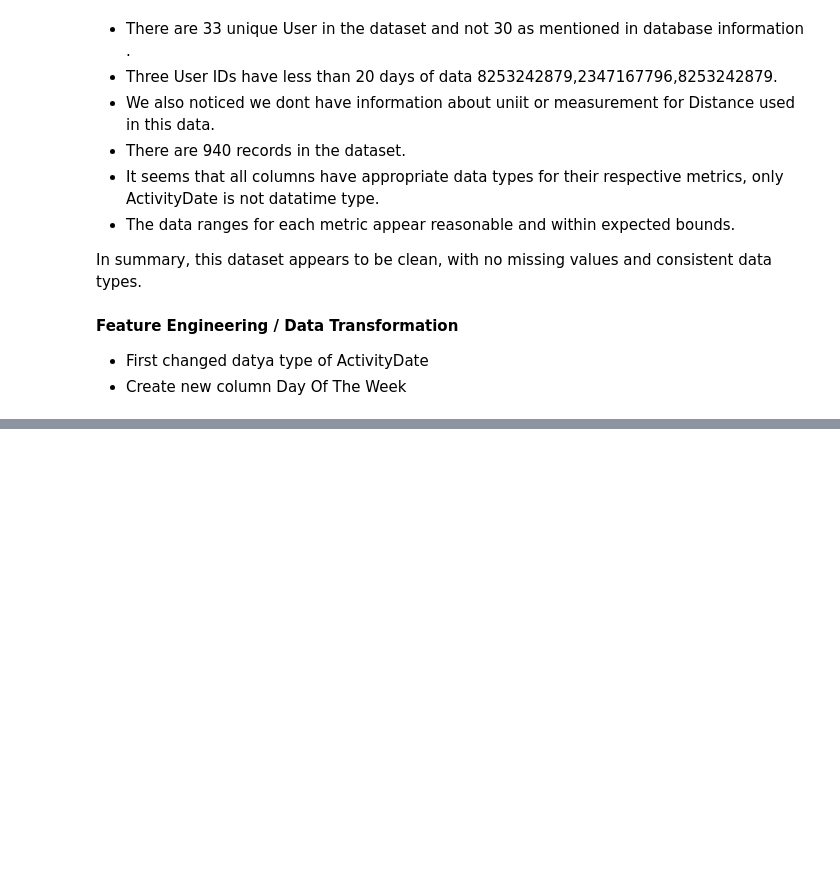
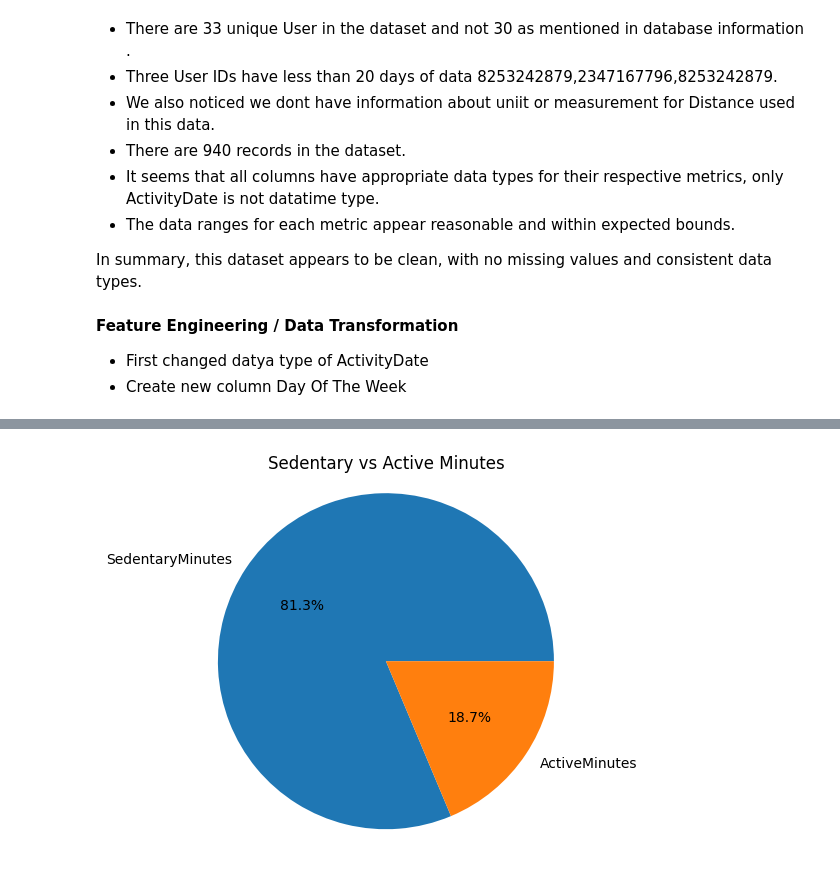
Before and after one commit to sujitjbhagwat/sujitjbhagwat, a Jupyter notebook: bellabeat-case-study-analysis.ipynb, the cells around one changed output, grey strips where cells are left out. Cells and saved outputs as stored; diff of their text form; code cells hidden in the pictures; blank space fills up the shorter version.

```diff
--- a/bellabeat-case-study-analysis.ipynb
+++ b/bellabeat-case-study-analysis.ipynb
@@ -175,0 +262,10 @@ DailyActivityDF["ActivityDate"] = pd.to_datetime(DailyActivityDF["ActivityDate"]
+# %%
+labels = 'SedentaryMinutes', 'ActiveMinutes'
+sizes = [DailyActivityDF['SedentaryMinutes'].sum(), DailyActivityDF['VeryActiveMinutes'].sum() + DailyActivityDF['FairlyActiveMinutes'].sum() + DailyActivityDF['LightlyActiveMinutes'].sum()]
+
+plt.pie(sizes, labels=labels, autopct='%1.1f%%')
+plt.axis('equal')
+plt.title('Sedentary vs Active Minutes')
+plt.show()
+# %% [output]
+[figure, added]
```
Also changed, not shown: parts of 8 cells of this notebook.
